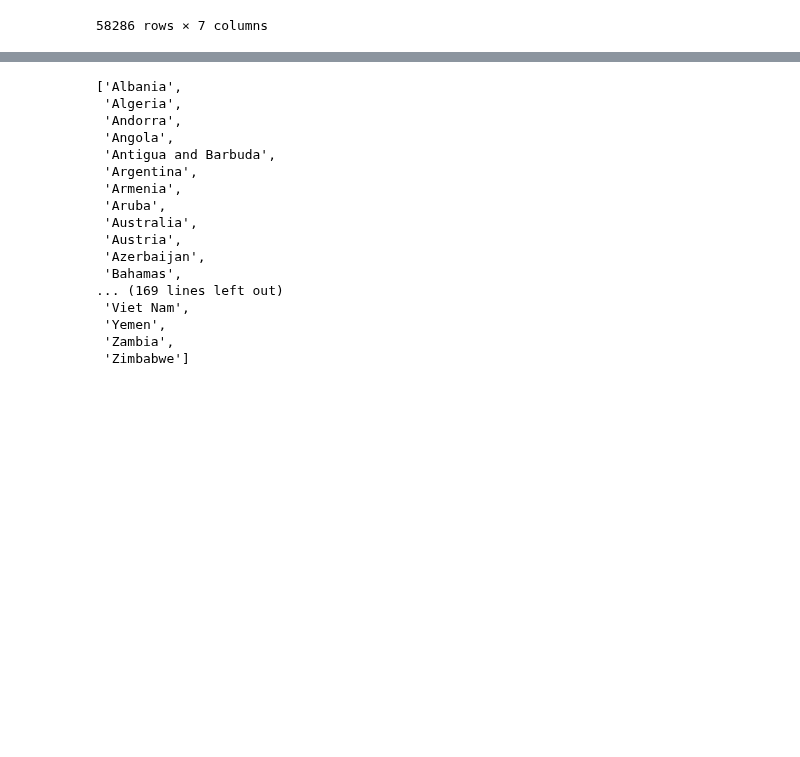
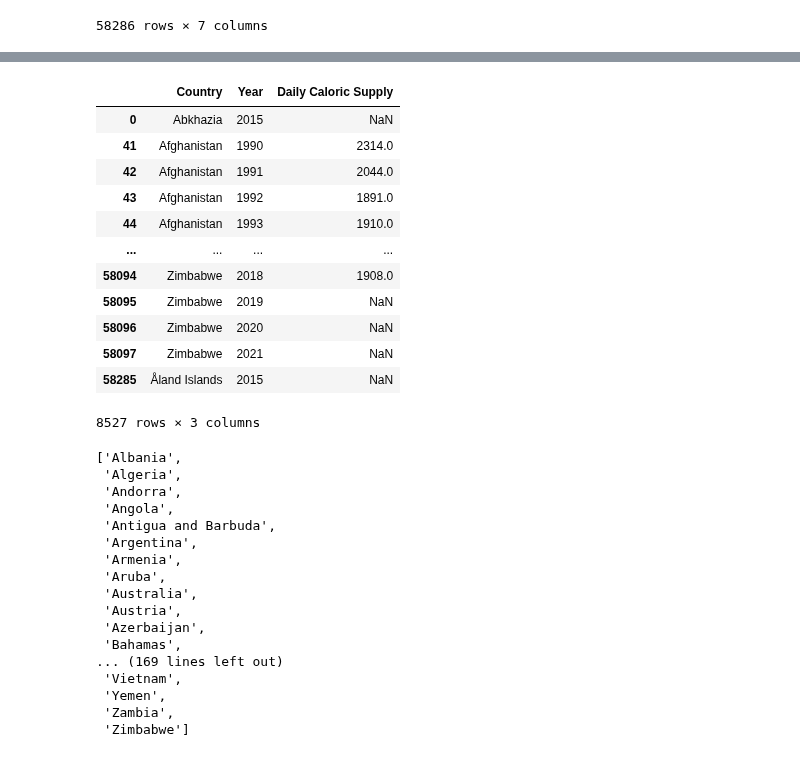
Before and after one commit to AndrewZinc/Expect_Life-Redux, a Jupyter notebook: Clean_Data/Data_Cleaning_Jupyter_notebooks/data_cleaning-daily_caloric_supply.ipynb, the cells around one changed output, grey strips where cells are left out. Saved outputs shown, nothing was run; the diff lists cells and outputs as text; code cells hidden in the pictures; blank space fills up the shorter version.

```diff
--- a/Clean_Data/Data_Cleaning_Jupyter_notebooks/data_cleaning-daily_caloric_supply.ipynb
+++ b/Clean_Data/Data_Cleaning_Jupyter_notebooks/data_cleaning-daily_caloric_supply.ipynb
@@ -43,4 +43,18 @@ dcs_df
 # %%
 dcs_df = dcs_df[dcs_df['Year']>=1990]
 dcs_df = dcs_df[dcs_df['Year']<=2023]
-dcs_reduced_df = dcs_df
+dcs_df
+# %% [output]
+|  | Country | Year | Daily Caloric Supply |
+| 0 | Abkhazia | 2015 | NaN |
+| 41 | Afghanistan | 1990 | 2314.0 |
+| 42 | Afghanistan | 1991 | 2044.0 |
+| 43 | Afghanistan | 1992 | 1891.0 |
+| 44 | Afghanistan | 1993 | 1910.0 |
+| ... | ... | ... | ... |
+| 58094 | Zimbabwe | 2018 | 1908.0 |
+| 58095 | Zimbabwe | 2019 | NaN |
+| 58096 | Zimbabwe | 2020 | NaN |
+| 58097 | Zimbabwe | 2021 | NaN |
+| 58285 | Åland Islands | 2015 | NaN |
+8527 rows × 3 columns
@@ -49,8 +72,8 @@ dcs_reduced_df = dcs_df
 countries_df = pd.read_csv('../../Clean_Data/master_country_list/country_profile_urls.csv')
 countries_df = countries_df.drop(['profile_url'], 1)
 # %%
-master_countries = countries_df['country'].tolist()
-master_countries
+country_list = countries_df['country'].tolist()
+country_list
 # %% [output]
 ['Albania',
  'Algeria',
@@ -65,7 +88,7 @@ master_countries
  'Azerbaijan',
  'Bahamas',
 ... (169 lines left out)
- 'Viet Nam',
+ 'Vietnam',
  'Yemen',
  'Zambia',
  'Zimbabwe']
```
Also changed, not shown: parts of 12 cells of this notebook, 3 other files.
